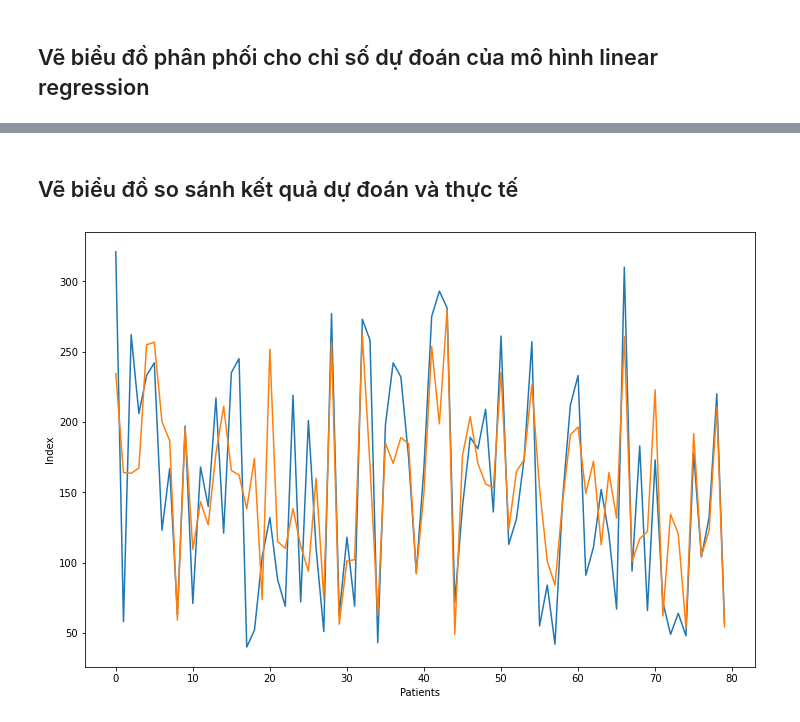
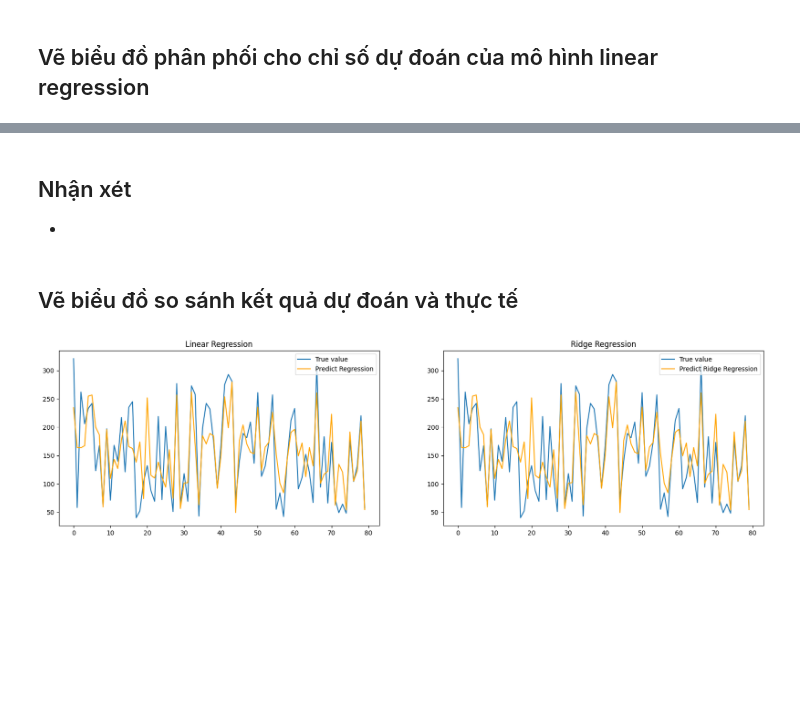
Before and after one commit to Thach375/Foundation-model-lab-PhamNgocThach-20235556, a Jupyter notebook: ML-exercises/Ex3/Practice/Practice1/Practice_1.ipynb, the cells around one changed output, grey strips where cells are left out. Saved outputs shown, nothing was run; the diff lists cells and outputs as text; code cells hidden in the pictures; blank space fills up the shorter version.

```diff
--- a/ML-exercises/Ex3/Practice/Practice1/Practice_1.ipynb
+++ b/ML-exercises/Ex3/Practice/Practice1/Practice_1.ipynb
@@ -119,6 +120,7 @@ regr = linear_model.LinearRegression()
 # Yêu cầu: Cài đặt mô hình Ridge Regression với alpha = 0.1
 # Gợi ý: xem hướng dẫn tại https://scikit-learn.org/stable/modules/generated/sklearn.linear_model.Ridge.html
 ######################
+ridg = linear_model.Ridge(alpha=0.1)
 # %% [markdown]
 # Training mô hình
 
@@ -140,3 +142,6 @@ w0 =  152.56042805095646
 # Yêu cầu: Huấn luyện mô hình Ridge Regression và in ra các trọng số w0, w1, ...,wn của mô hình
 # Gợi ý: xem hướng dẫn tại https://scikit-learn.org/stable/modules/generated/sklearn.linear_model.Ridge.html
 ######################
+ridg.fit(diabetes_X_train, diabetes_y_train)
+print("[w1, ... w_n] = ", ridg.coef_)
+print("w0 = ", ridg.intercept_)
@@ -155,11 +164,14 @@ y_pred_linear = regr.predict(diabetes_X_test[0:1])
 print("Gia tri du doan cho mô hình linear regression: ", y_pred_linear)
 
 #Viết code tính và in kết quả dự đoán cho mô hình Linear Regression sử dụng công thức tại đây
+y_pred_formula = np.dot(np.transpose(diabetes_X_test[0]), regr.coef_) + regr.intercept_
+print("Gia tri du doan cho mo hinh linear regression (cong thuc): ", y_pred_formula)
 
 #Dự đoán cho mô hình Ridge Regression sử dụng hàm dự đoán của thư viện
-y_pred_ridge = regr_ridge.predict(diabetes_X_test[0:1])
+y_pred_ridge = ridg.predict(diabetes_X_test[0:1])
 print("Gia tri du doan cho mô hình ridge regression: ", y_pred_ridge)
 
 #Viết code tính và in kết quả dự đoán cho mô hình Ridge Regression sử dụng công thức tại đây
-
+y_ridg_formula = np.dot(np.transpose(diabetes_X_test[0]), ridg.coef_) + ridg.intercept_
+print("Gia tri du doan cho mo hinh ridge regression (cong thuc): ", y_ridg_formula)
 ######################
@@ -214,3 +232,15 @@ math.sqrt(mean_squared_error(diabetes_y_test, diabetes_y_pred))
 
 #Các giá trị hằng số phạt cho trước
 _lambda = [0, 0.0001,0.01, 0.04, 0.05, 0.06, 0.1, 0.5, 1, 5, 10, 20]
+
+models = []
+for l in _lambda:
+    ridg = linear_model.Ridge(alpha=l, solver='auto')
+    ridg.fit(diabetes_X_train, diabetes_y_train)
+    y_pred_ridge = ridg.predict(diabetes_X_test)
+    RMSE = math.sqrt(mean_squared_error(diabetes_y_test, y_pred_ridge))
+    print("Lambda = ", l, ", RMSE = ", RMSE)
+    models.append([l, RMSE, ridg])
+ridg_best = min(models, key=lambda x: x[1])
+y_pred_ridge_best = ridg_best[2].predict(diabetes_X_test)
+print("Best model: lambda = ", ridg_best[0], ", RMSE = ", ridg_best[1])
@@ -259,19 +300,26 @@ pd.DataFrame(data=diabetes_y_test, columns=["values"]).describe()
+# %% [markdown]
+## Nhận xét
+-
 # %% [markdown]
 ## Vẽ biểu đồ so sánh kết quả dự đoán và thực tế
 # %%
 import matplotlib.pyplot as plt
 
-plt.figure(figsize=(12,8))
+plt.figure(figsize=(20,5))
+plt.subplot(1, 2, 1)
 
-plt.plot(diabetes_y_test)
-plt.plot(diabetes_y_pred)
+plt.plot(diabetes_y_test, label='True value')
+plt.plot(diabetes_y_pred, color='orange', label = 'Predict Regression')
+plt.title('Linear Regression')
+plt.legend()
 
-plt.xlabel('Patients')
-
-plt.ylabel('Index')
-
+plt.subplot(1, 2, 2)
+plt.plot(diabetes_y_test, label='True value')
+plt.plot(y_pred_ridge_best, color='orange', label = 'Predict Ridge Regression')
+plt.title('Ridge Regression')
+plt.legend()
 
 # function to show the plot
 plt.show()
 # %% [output]
-[figure, old version]
+[figure, new version]
```
Also changed, not shown: parts of 11 cells of this notebook.
